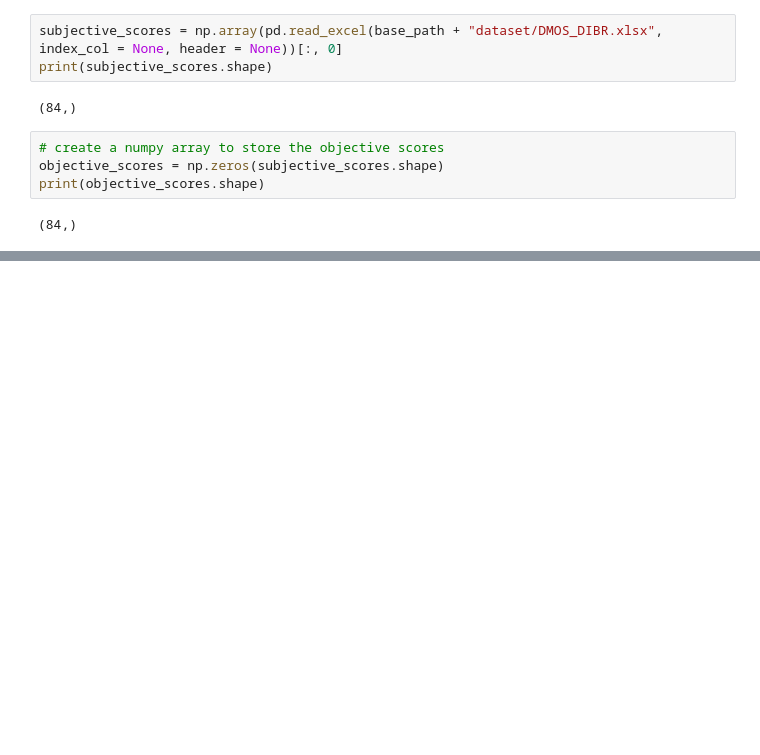
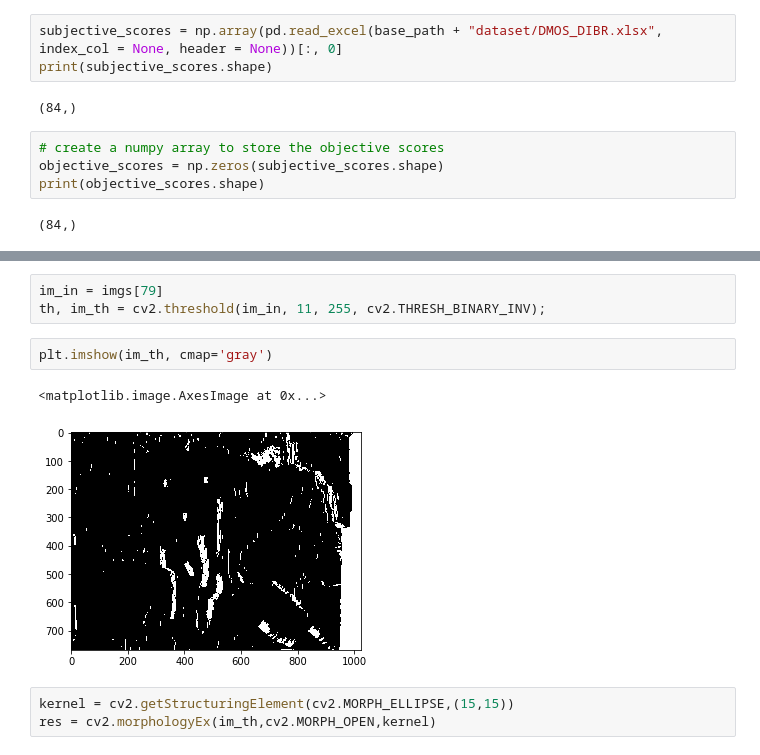
Before and after one commit to sahilbansal17/Image-Quality-Assessment, a Jupyter notebook: IQA_Project.ipynb, the cells around one changed output, grey strips where cells are left out. Drawn from its saved outputs; the diff is of its cells as text; blank space fills up the shorter version.

```diff
--- a/IQA_Project.ipynb
+++ b/IQA_Project.ipynb
@@ -69,0 +123,11 @@ print(objective_scores.shape)
+# %%
+im_in = imgs[79]
+th, im_th = cv2.threshold(im_in, 11, 255, cv2.THRESH_BINARY_INV);
+# %%
+plt.imshow(im_th, cmap='gray')
+# %% [output]
+<matplotlib.image.AxesImage at 0x...>
+[figure, added]
+# %%
+kernel = cv2.getStructuringElement(cv2.MORPH_ELLIPSE,(15,15))
+res = cv2.morphologyEx(im_th,cv2.MORPH_OPEN,kernel)
```
Also changed, not shown: parts of 12 cells of this notebook.
